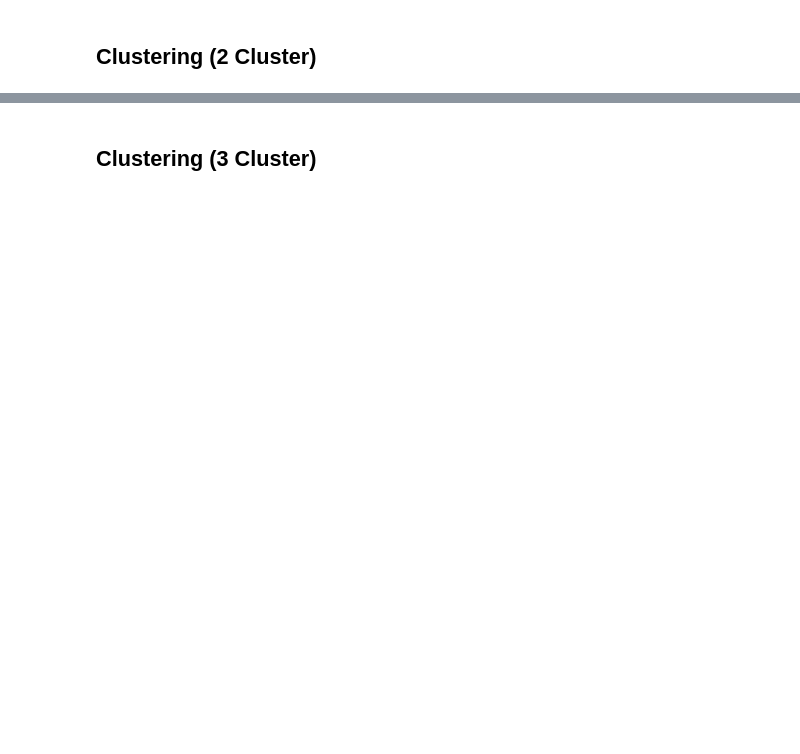
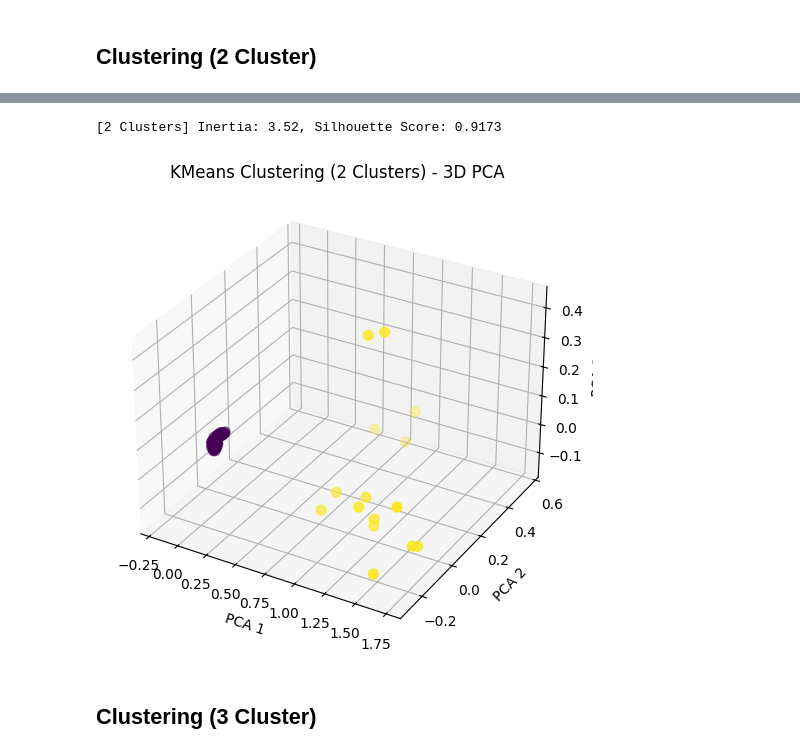
Before and after one commit to FahrizalGenius/pendata, a Jupyter notebook: _sources/K_Means.ipynb, the cells around one changed output, grey strips where cells are left out. Saved outputs shown, nothing was run; the diff lists cells and outputs as text; code cells hidden in the pictures; blank space fills up the shorter version.

```diff
--- a/_sources/K_Means.ipynb
+++ b/_sources/K_Means.ipynb
@@ -122,2 +277,42 @@ plt.show()
+# %%
+import matplotlib.pyplot as plt
+from sklearn.cluster import KMeans
+from sklearn.metrics import silhouette_score
+from sklearn.decomposition import PCA
+from mpl_toolkits.mplot3d import Axes3D
+
+# PCA dengan 3 komponen untuk visualisasi 3D
+pca_3d = PCA(n_components=3)
+reduced_features_3d = pca_3d.fit_transform(scaled_features)
+
+# KMeans dengan 2 cluster
+kmeans_2 = KMeans(n_clusters=2, random_state=42, n_init=10)
+labels_2 = kmeans_2.fit_predict(scaled_features)
+
+# Metode evaluasi
+inertia_2 = kmeans_2.inertia_
+silhouette_2 = silhouette_score(scaled_features, labels_2)
+
+print(f"[2 Clusters] Inertia: {inertia_2:.2f}, Silhouette Score: {silhouette_2:.4f}")
+
+# Visualisasi 3D
+fig = plt.figure(figsize=(8, 6))
+ax = fig.add_subplot(111, projection='3d')
+scatter = ax.scatter(
+    reduced_features_3d[:, 0],
+    reduced_features_3d[:, 1],
+    reduced_features_3d[:, 2],
+    c=labels_2, cmap='viridis', s=50
+)
+
+ax.set_title("KMeans Clustering (2 Clusters) - 3D PCA")
+ax.set_xlabel("PCA 1")
+ax.set_ylabel("PCA 2")
+ax.set_zlabel("PCA 3")
+plt.grid(True)
+plt.show()
+# %% [output]
+[2 Clusters] Inertia: 3.52, Silhouette Score: 0.9173
+[figure, added]
 # %% [markdown]
 ## Clustering  (3 Cluster)
```
Also changed, not shown: parts of 22 cells of this notebook, 9 other files.
